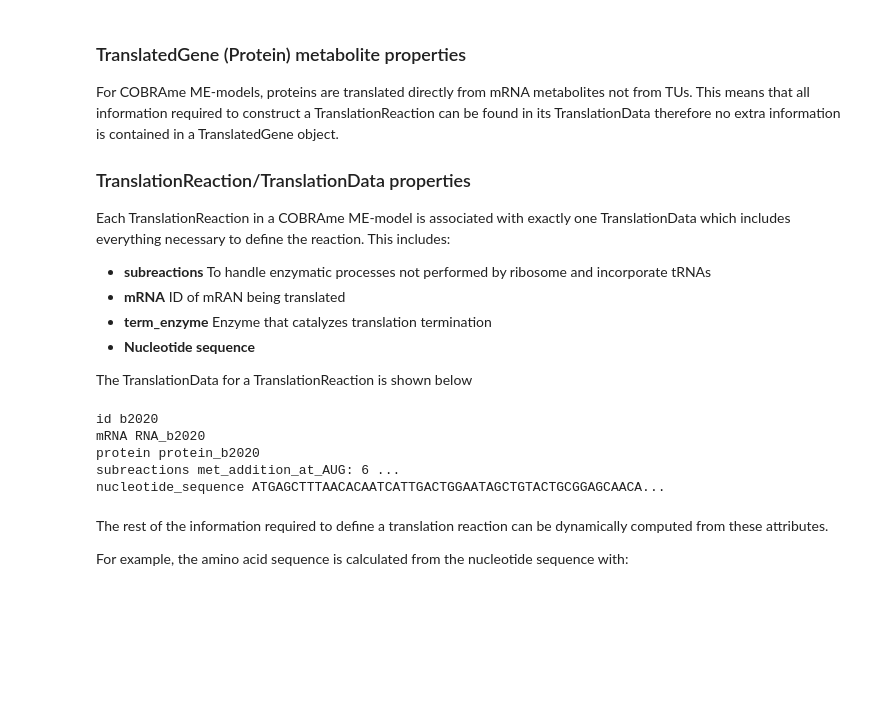
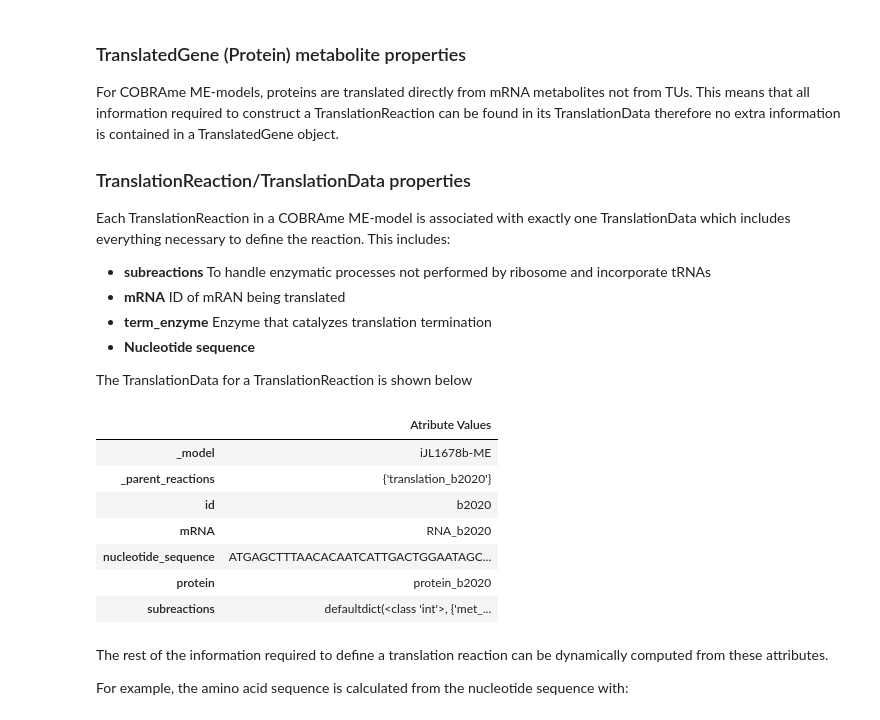
Before and after one commit to SBRG/cobrame, a Jupyter notebook: docs/Reaction_Manipulation.ipynb, the cells around one changed output. Drawn from its saved outputs; the diff is of its cells as text; code cells hidden in the pictures; blank space fills up the shorter version.

```diff
--- a/docs/Reaction_Manipulation.ipynb
+++ b/docs/Reaction_Manipulation.ipynb
@@ -297,22 +297,19 @@ Each TranslationReaction in a COBRAme ME-model is associated with exactly one Tr
  - **Nucleotide sequence**
 
 The TranslationData for a TranslationReaction is shown below
-# %%
-rxn = me.reactions.translation_b2020
-data = rxn.translation_data
-for key, value in data.__dict__.items():
-    if not key.startswith('_') and value:
-        if type(value) is str and len(value) > 50:
-            value = value[:50] + '...'
-        elif type(value) is defaultdict and len(str(value)) > 50:
-            value = '%s: %i ...' % (list(value.keys())[0], list(value.values())[0])
-        print(key, value)
-# %% [output]
-id b2020
-mRNA RNA_b2020
-protein protein_b2020
-subreactions met_addition_at_AUG: 6 ...
-nucleotide_sequence ATGAGCTTTAACACAATCATTGACTGGAATAGCTGTACTGCGGAGCAACA...
+# %%
+rxn = me.reactions.translation_b2020
+data = rxn.translation_data
+pd.DataFrame({i: str(v) for i, v in data.__dict__.items()}, index=['Atribute Values']).T
+# %% [output]
+|  | Atribute Values |
+| _model | iJL1678b-ME |
+| _parent_reactions | {'translation_b2020'} |
+| id | b2020 |
+| mRNA | RNA_b2020 |
+| nucleotide_sequence | ATGAGCTTTAACACAATCATTGACTGGAATAGC... |
+| protein | protein_b2020 |
+| subreactions | defaultdict(<class 'int'>, {'met_... |
 # %% [markdown]
 The rest of the information required to define a translation reaction can be dynamically computed from these attributes.
 
```
Also changed, not shown: parts of 18 cells of this notebook, 3 other files.
